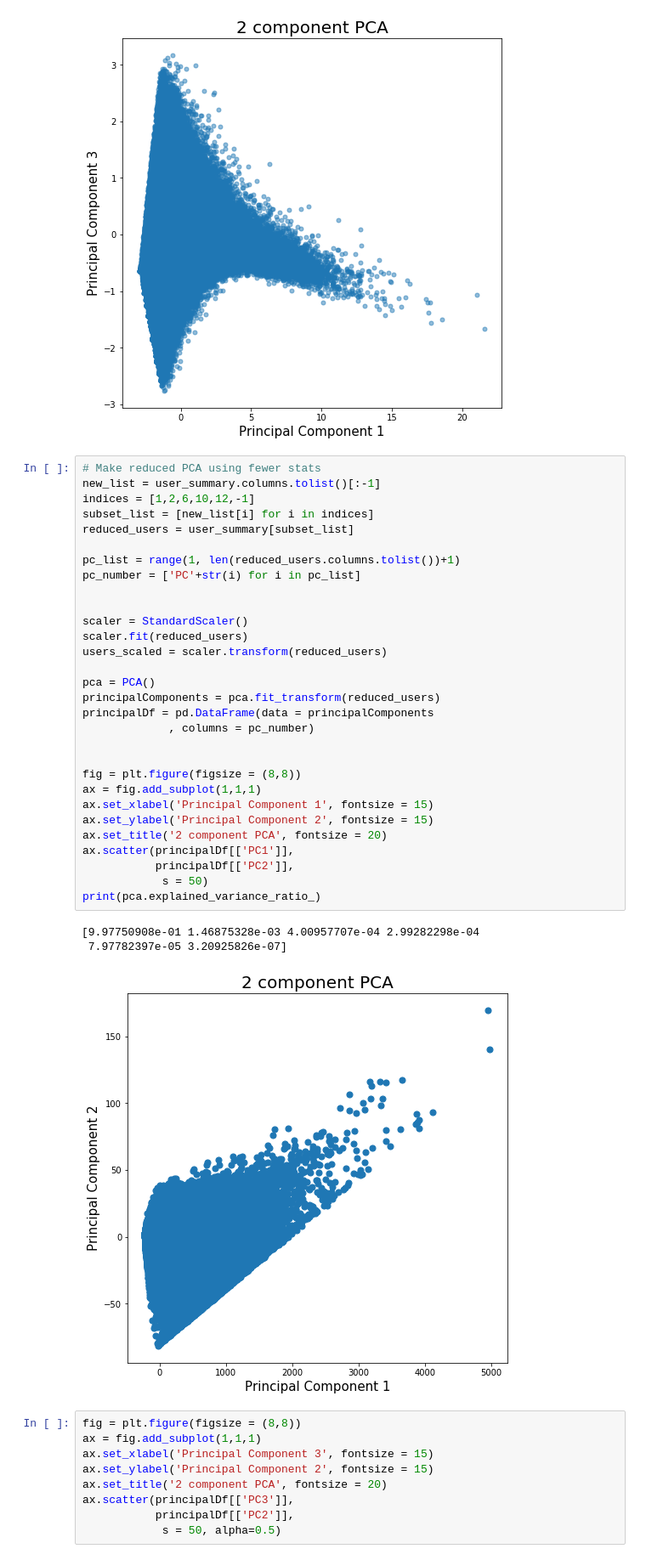
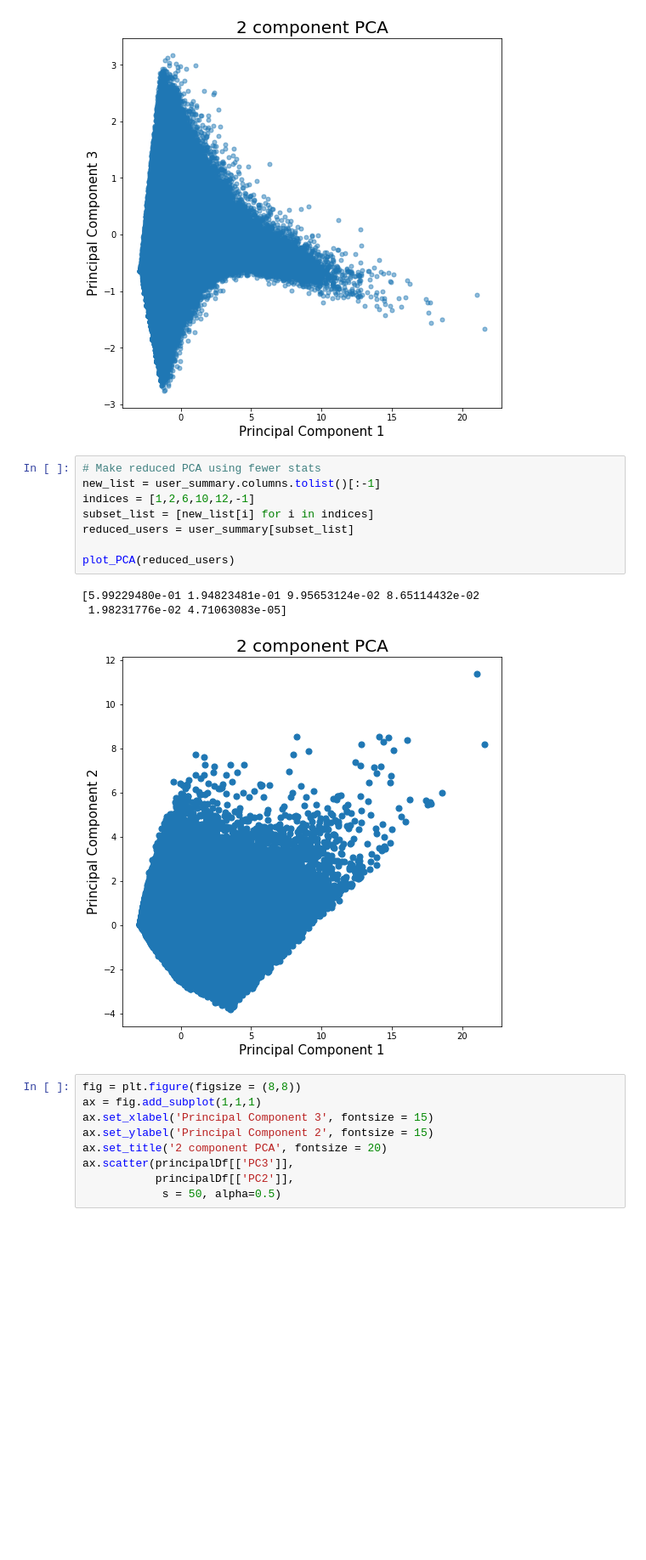
Before and after one commit to Josefa-Sullivan/Instacart, a Jupyter notebook: Zefa/K-Means, PCA Testing.ipynb, the cells around one changed output. Shown: that part at 85% size. Drawn from its saved outputs; the diff is of its cells as text; blank space fills up the shorter version.

```diff
--- a/Zefa/K-Means, PCA Testing.ipynb
+++ b/Zefa/K-Means, PCA Testing.ipynb
@@ -114,40 +111,18 @@ ax.scatter(principalDf[['PC1']],
 # %% [output]
 <matplotlib.collections.PathCollection at 0x...>
 [figure]
-# %%
-# Make reduced PCA using fewer stats
-new_list = user_summary.columns.tolist()[:-1]
-indices = [1,2,6,10,12,-1]
-subset_list = [new_list[i] for i in indices]
-reduced_users = user_summary[subset_list]
-
-pc_list = range(1, len(reduced_users.columns.tolist())+1)
-pc_number = ['PC'+str(i) for i in pc_list]
-
-
-scaler = StandardScaler()
-scaler.fit(reduced_users)
-users_scaled = scaler.transform(reduced_users)
-
-pca = PCA()
-principalComponents = pca.fit_transform(reduced_users)
-principalDf = pd.DataFrame(data = principalComponents
-             , columns = pc_number)
-
-
-fig = plt.figure(figsize = (8,8))
-ax = fig.add_subplot(1,1,1)
-ax.set_xlabel('Principal Component 1', fontsize = 15)
-ax.set_ylabel('Principal Component 2', fontsize = 15)
-ax.set_title('2 component PCA', fontsize = 20)
-ax.scatter(principalDf[['PC1']],
-           principalDf[['PC2']],
-            s = 50)
-print(pca.explained_variance_ratio_)
-# %% [output]
-[9.97750908e-01 1.46875328e-03 4.00957707e-04 2.99282298e-04
- 7.97782397e-05 3.20925826e-07]
-[figure, removed]
+# %%
+# Make reduced PCA using fewer stats
+new_list = user_summary.columns.tolist()[:-1]
+indices = [1,2,6,10,12,-1]
+subset_list = [new_list[i] for i in indices]
+reduced_users = user_summary[subset_list]
+
+plot_PCA(reduced_users)
+# %% [output]
+[5.99229480e-01 1.94823481e-01 9.95653124e-02 8.65114432e-02
+ 1.98231776e-02 4.71063083e-05]
+[figure, added]
 # %%
 fig = plt.figure(figsize = (8,8))
 ax = fig.add_subplot(1,1,1)
```
Also changed, not shown: parts of 27 cells of this notebook, 2 other files.
